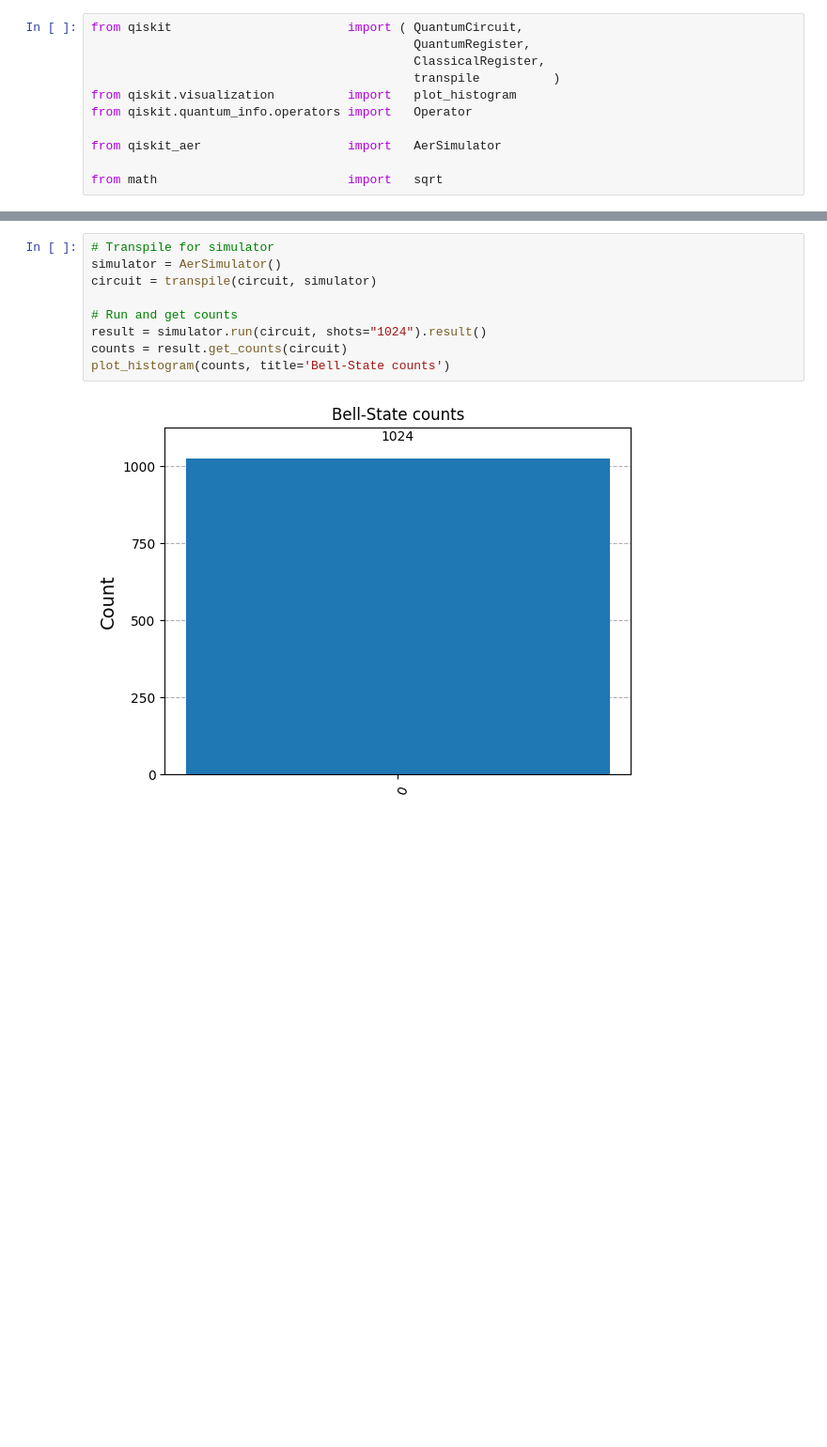
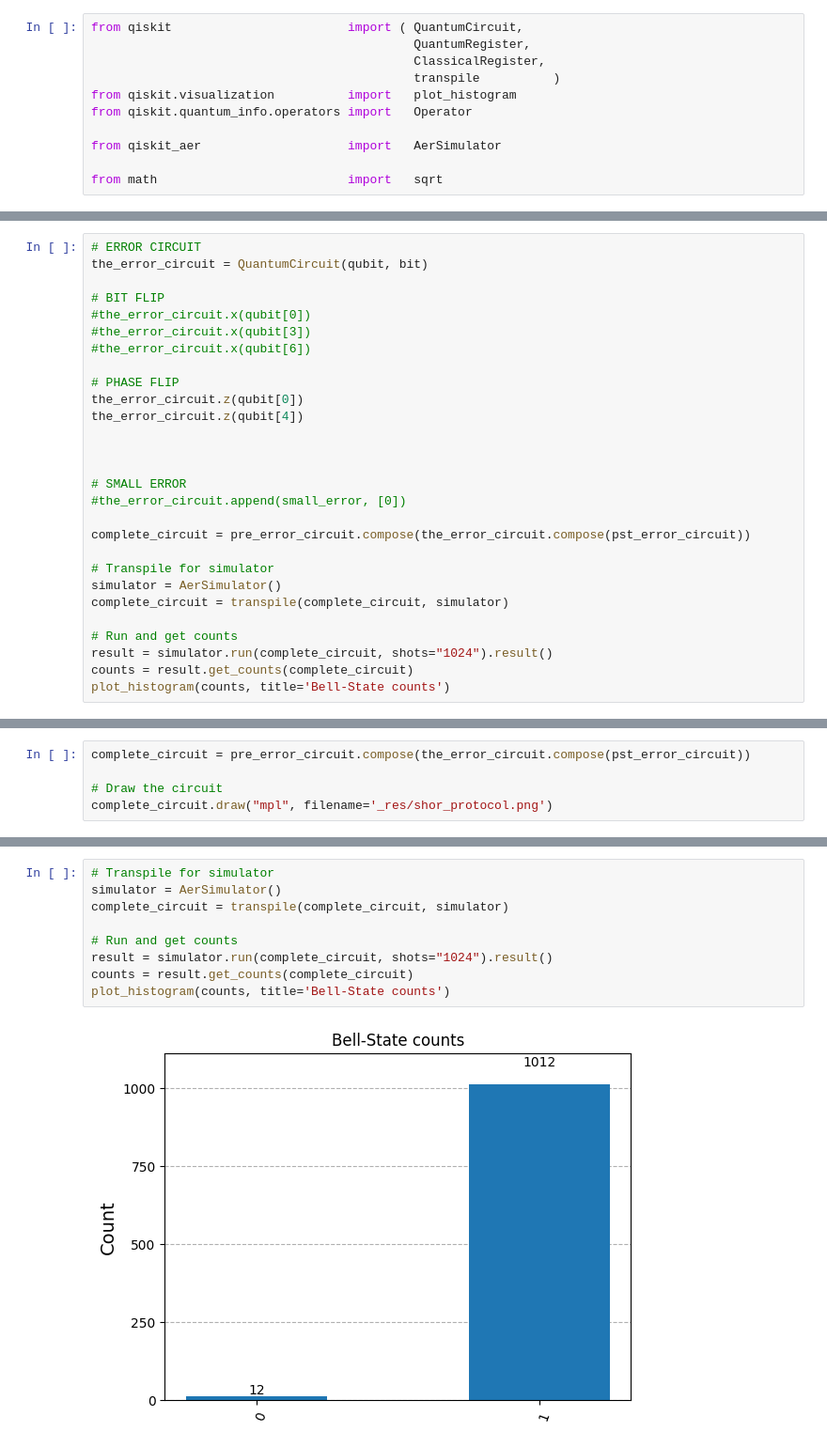
Before and after one commit to InKeaton/QIS_SHOR, a Jupyter notebook: shor.ipynb, the cells around one changed output, grey strips where cells are left out. Shown: that part at 94% size. Cells and saved outputs as stored; diff of their text form; blank space fills up the shorter version.

```diff
--- a/shor.ipynb
+++ b/shor.ipynb
@@ -75,0 +67,28 @@ circuit.draw("mpl", filename='_res/shor_protocol.png')
+# %%
+# ERROR CIRCUIT
+the_error_circuit = QuantumCircuit(qubit, bit)
+
+# BIT FLIP
+#the_error_circuit.x(qubit[0])
+#the_error_circuit.x(qubit[3])
+#the_error_circuit.x(qubit[6])
+
+# PHASE FLIP
+the_error_circuit.z(qubit[0])
+the_error_circuit.z(qubit[4])
+
+
+
+# SMALL ERROR
+#the_error_circuit.append(small_error, [0])
+
+complete_circuit = pre_error_circuit.compose(the_error_circuit.compose(pst_error_circuit))
+
+# Transpile for simulator
+simulator = AerSimulator()
+complete_circuit = transpile(complete_circuit, simulator)
+
+# Run and get counts
+result = simulator.run(complete_circuit, shots="1024").result()
+counts = result.get_counts(complete_circuit)
+plot_histogram(counts, title='Bell-State counts')
@@ -75,0 +97,5 @@ circuit.draw("mpl", filename='_res/shor_protocol.png')
+# %%
+complete_circuit = pre_error_circuit.compose(the_error_circuit.compose(pst_error_circuit))
+
+# Draw the circuit
+complete_circuit.draw("mpl", filename='_res/shor_protocol.png')
@@ -76,11 +104,11 @@ circuit.draw("mpl", filename='_res/shor_protocol.png')
 # %%
 # Transpile for simulator
 simulator = AerSimulator()
-circuit = transpile(circuit, simulator)
+complete_circuit = transpile(complete_circuit, simulator)
 
 # Run and get counts
-result = simulator.run(circuit, shots="1024").result()
-counts = result.get_counts(circuit)
+result = simulator.run(complete_circuit, shots="1024").result()
+counts = result.get_counts(complete_circuit)
 plot_histogram(counts, title='Bell-State counts')
 # %% [output]
-[figure, old version]
+[figure, new version]
```
Also changed, not shown: parts of 6 cells of this notebook, 2 other files.
